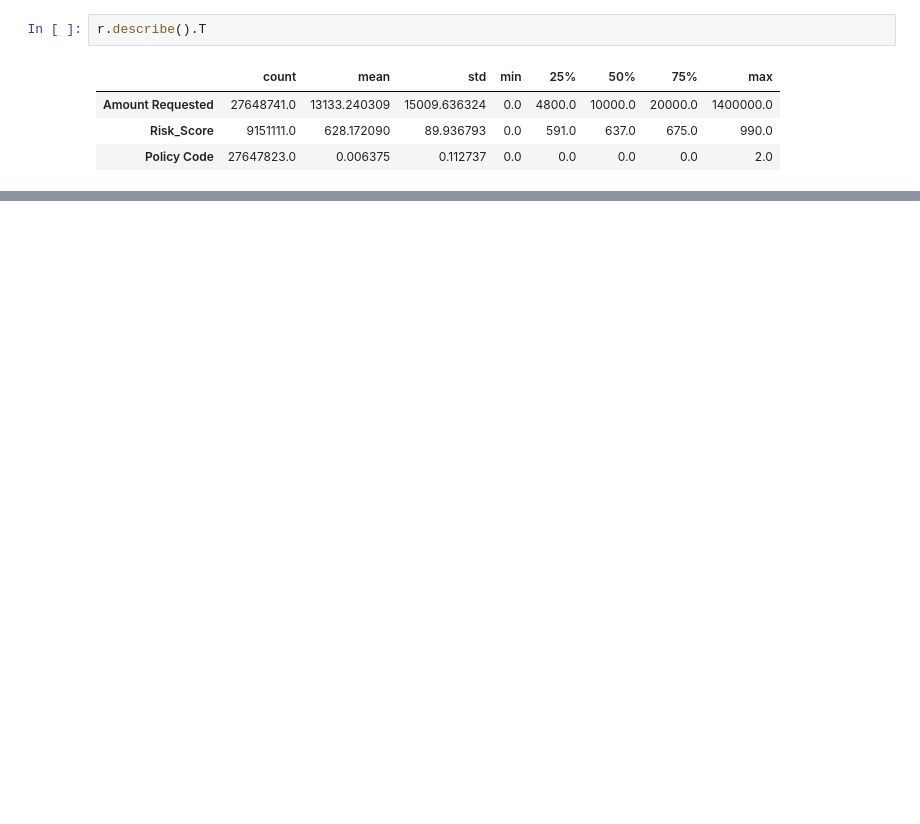
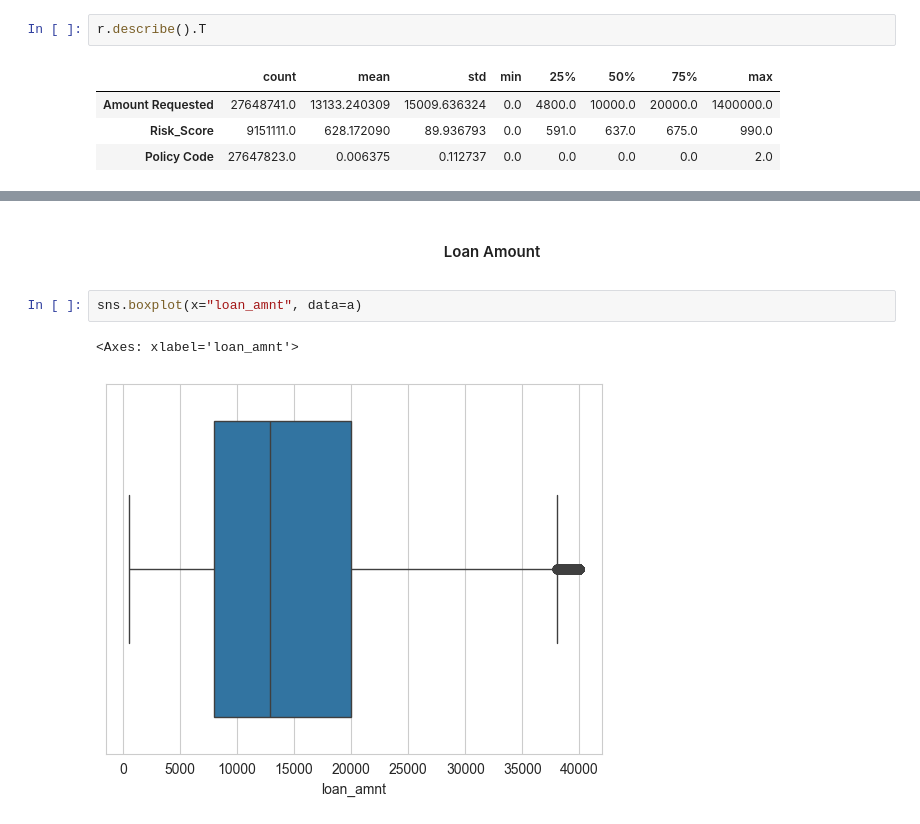
Before and after one commit to nadirg2/predict-loan, a Jupyter notebook: main.ipynb, the cells around one changed output, grey strips where cells are left out. Cells and saved outputs as stored; diff of their text form; blank space fills up the shorter version.

```diff
--- a/main.ipynb
+++ b/main.ipynb
@@ -46,0 +337,7 @@ r.describe().T
+# %% [markdown]
+<center><h4>Loan Amount</h4></center>
+# %%
+sns.boxplot(x="loan_amnt", data=a)
+# %% [output]
+<Axes: xlabel='loan_amnt'>
+[figure, added]
```
Also changed, not shown: parts of 29 cells of this notebook.
